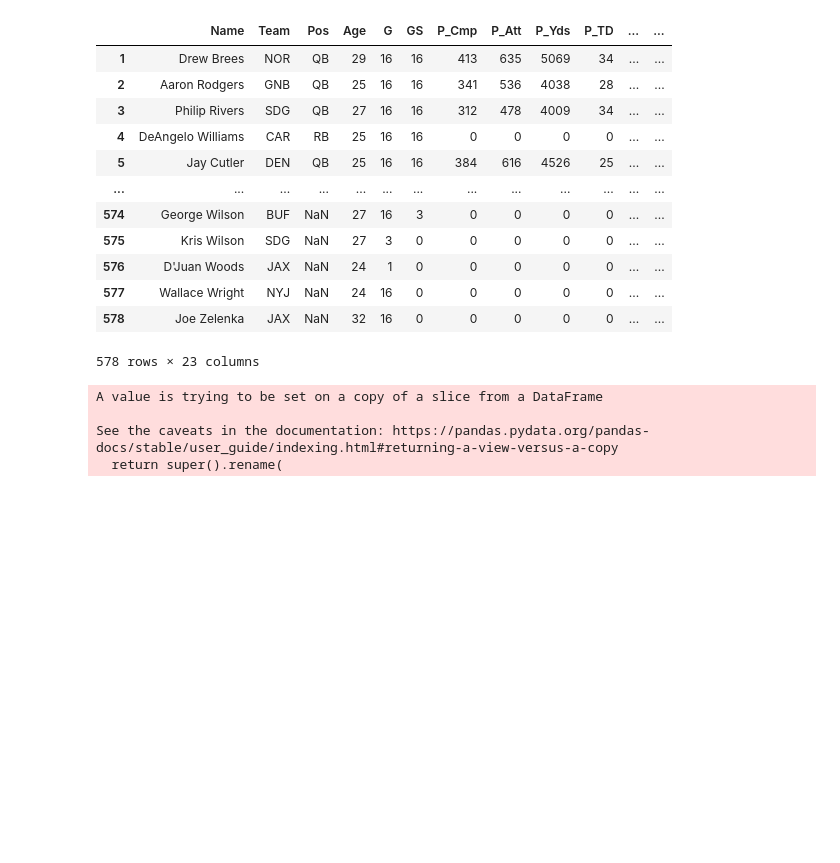
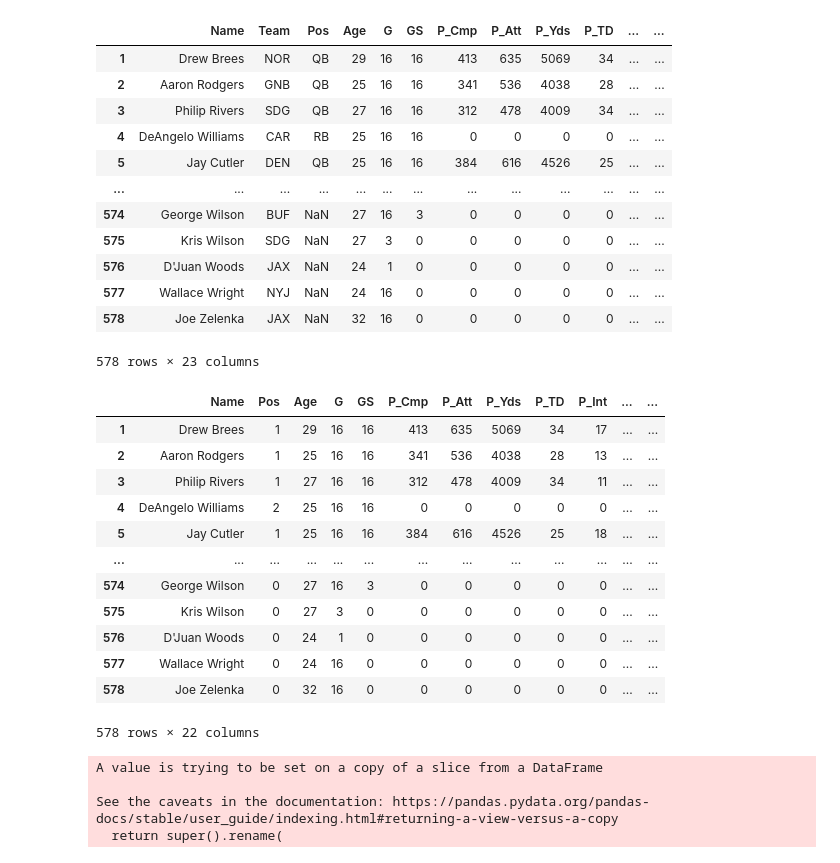
Before and after one commit to ticogarcia/FF-TradeCalculator, a Jupyter notebook: data/Training_data.ipynb, the cells around one changed output. Cells and saved outputs as stored; diff of their text form; code cells hidden in the pictures; blank space fills up the shorter version.

```diff
--- a/data/Training_data.ipynb
+++ b/data/Training_data.ipynb
@@ -38,6 +38,35 @@ df[0]
 | 577 | Wallace Wright | NYJ | NaN | 24 | 16 | 0 | 0 | 0 | 0 | 0 | ... | ... |
 | 578 | Joe Zelenka | JAX | NaN | 32 | 16 | 0 | 0 | 0 | 0 | 0 | ... | ... |
 578 rows × 23 columns
+# %%
+# drop the team column and encode the Position column to be numerical
+
+for i in range(11):
+    currDf = df[i]
+    currDf["Pos"].mask(currDf["Pos"] == "QB", 1, inplace=True)
+    currDf["Pos"].mask(currDf["Pos"] == "RB", 2, inplace=True)
+    currDf["Pos"].mask(currDf["Pos"] == "WR", 3, inplace=True)
+    currDf["Pos"].mask(currDf["Pos"] == "TE", 4, inplace=True)
+    currDf.fillna(value=0, axis='columns', inplace=True)
+    df[i] = currDf.drop(columns=["Team"])
+
+
+
+df[0]
+# %% [output]
+|  | Name | Pos | Age | G | GS | P_Cmp | P_Att | P_Yds | P_TD | P_Int | ... | ... |
+| 1 | Drew Brees | 1 | 29 | 16 | 16 | 413 | 635 | 5069 | 34 | 17 | ... | ... |
+| 2 | Aaron Rodgers | 1 | 25 | 16 | 16 | 341 | 536 | 4038 | 28 | 13 | ... | ... |
+| 3 | Philip Rivers | 1 | 27 | 16 | 16 | 312 | 478 | 4009 | 34 | 11 | ... | ... |
+| 4 | DeAngelo Williams | 2 | 25 | 16 | 16 | 0 | 0 | 0 | 0 | 0 | ... | ... |
+| 5 | Jay Cutler | 1 | 25 | 16 | 16 | 384 | 616 | 4526 | 25 | 18 | ... | ... |
+| ... | ... | ... | ... | ... | ... | ... | ... | ... | ... | ... | ... | ... |
+| 574 | George Wilson | 0 | 27 | 16 | 3 | 0 | 0 | 0 | 0 | 0 | ... | ... |
+| 575 | Kris Wilson | 0 | 27 | 3 | 0 | 0 | 0 | 0 | 0 | 0 | ... | ... |
+| 576 | D'Juan Woods | 0 | 24 | 1 | 0 | 0 | 0 | 0 | 0 | 0 | ... | ... |
+| 577 | Wallace Wright | 0 | 24 | 16 | 0 | 0 | 0 | 0 | 0 | 0 | ... | ... |
+| 578 | Joe Zelenka | 0 | 32 | 16 | 0 | 0 | 0 | 0 | 0 | 0 | ... | ... |
+578 rows × 22 columns
 # %%
 # possibly remove players with no position
 # should we remove players who have no stats next season?
```
Also changed, not shown: parts of 3 cells of this notebook, 3 other files.
